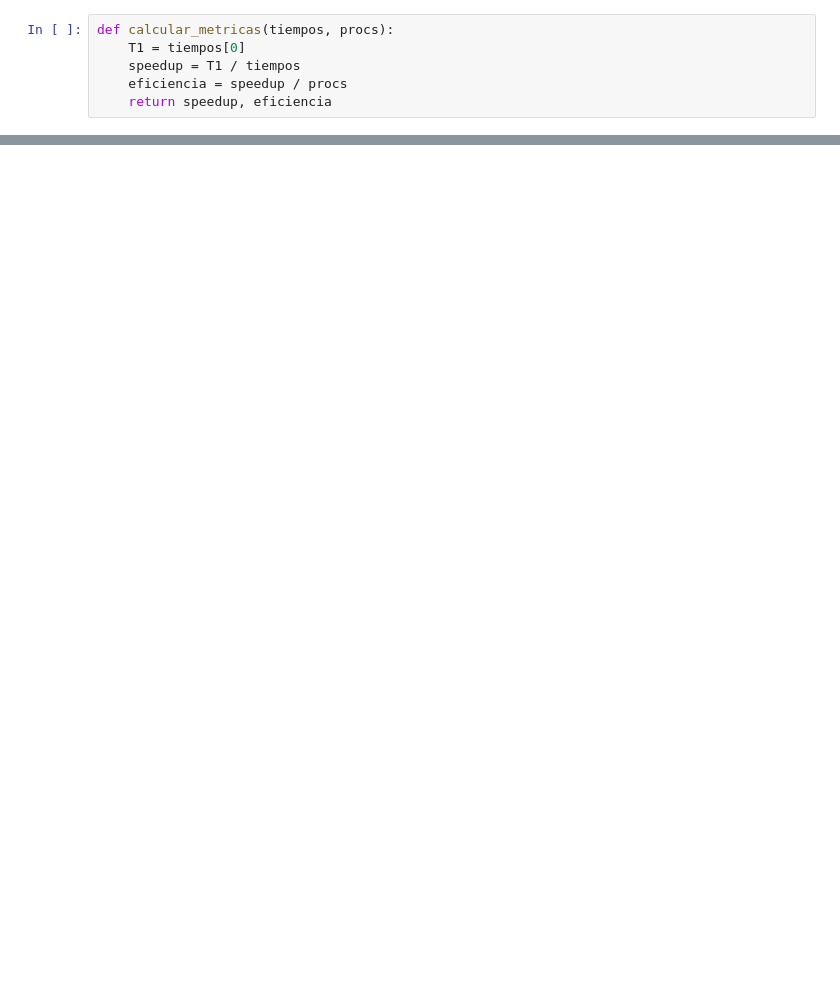
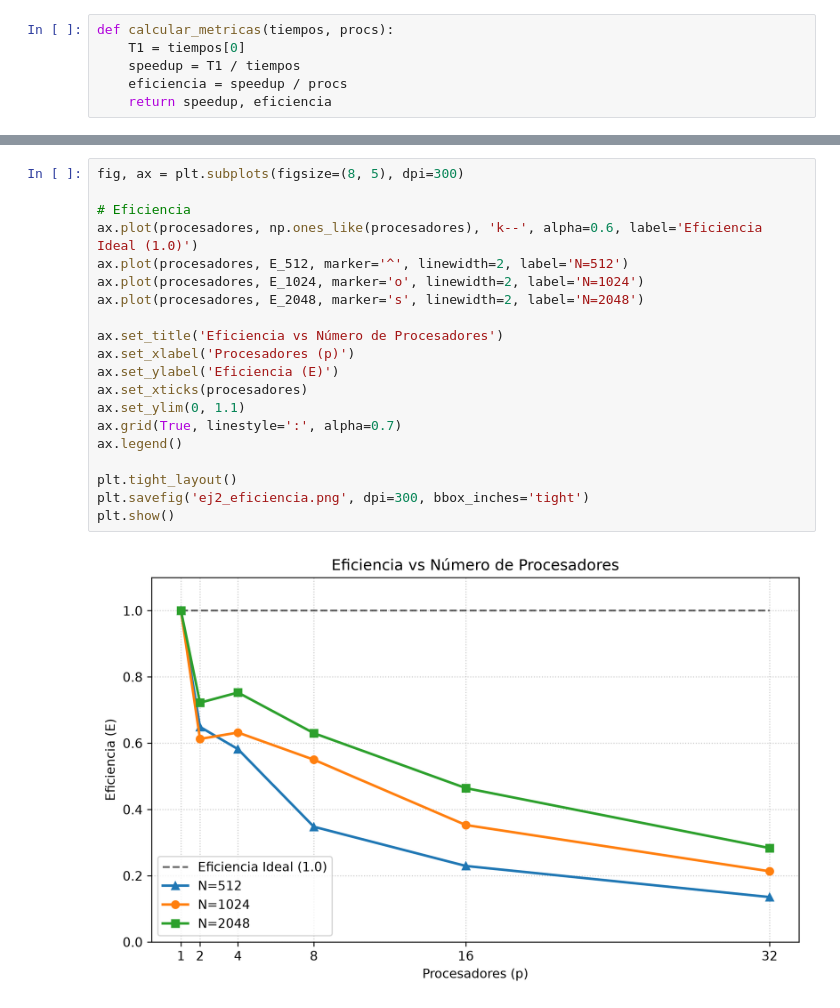
Before and after one commit to Nefertumm/tps_car, a Jupyter notebook: tp2/ej_2.ipynb, the cells around one changed output, grey strips where cells are left out. Saved outputs shown, nothing was run; the diff lists cells and outputs as text; blank space fills up the shorter version.

```diff
--- a/tp2/ej_2.ipynb
+++ b/tp2/ej_2.ipynb
@@ -48,0 +42,22 @@ plt.tight_layout()
+# %%
+fig, ax = plt.subplots(figsize=(8, 5), dpi=300)
+
+# Eficiencia
+ax.plot(procesadores, np.ones_like(procesadores), 'k--', alpha=0.6, label='Eficiencia Ideal (1.0)')
+ax.plot(procesadores, E_512, marker='^', linewidth=2, label='N=512')
+ax.plot(procesadores, E_1024, marker='o', linewidth=2, label='N=1024')
+ax.plot(procesadores, E_2048, marker='s', linewidth=2, label='N=2048')
+
+ax.set_title('Eficiencia vs Número de Procesadores')
+ax.set_xlabel('Procesadores (p)')
+ax.set_ylabel('Eficiencia (E)')
+ax.set_xticks(procesadores)
+ax.set_ylim(0, 1.1)
+ax.grid(True, linestyle=':', alpha=0.7)
+ax.legend()
+
+plt.tight_layout()
+plt.savefig('ej2_eficiencia.png', dpi=300, bbox_inches='tight')
+plt.show()
+# %% [output]
+[figure, added]
```
Also changed, not shown: parts of 4 cells of this notebook.
